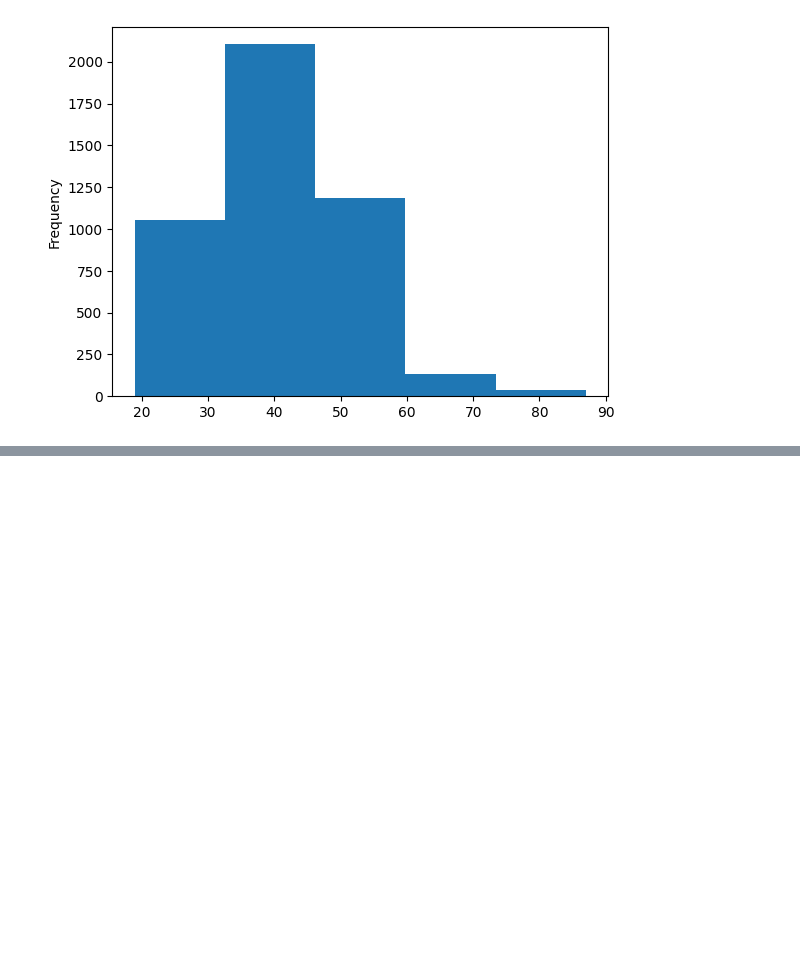
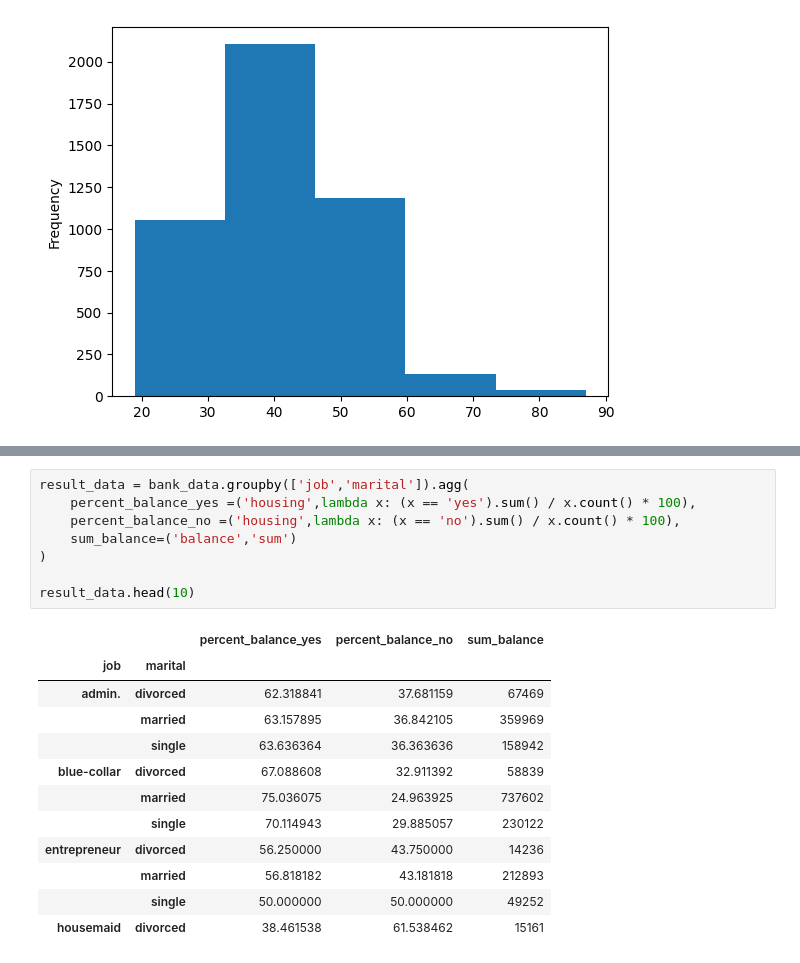
Before and after one commit to crixtiam/python-begginers, a Jupyter notebook: json-database/analisis_datos_pd.ipynb, the cells around one changed output, grey strips where cells are left out. Drawn from its saved outputs; the diff is of its cells as text; blank space fills up the shorter version.

```diff
--- a/json-database/analisis_datos_pd.ipynb
+++ b/json-database/analisis_datos_pd.ipynb
@@ -522,0 +653,21 @@ bank_data['age'].plot(kind='hist', bins=5)
+# %%
+result_data = bank_data.groupby(['job','marital']).agg(
+    percent_balance_yes =('housing',lambda x: (x == 'yes').sum() / x.count() * 100),
+    percent_balance_no =('housing',lambda x: (x == 'no').sum() / x.count() * 100),
+    sum_balance=('balance','sum')
+)
+
+result_data.head(10)
+# %% [output]
+|  |  | percent_balance_yes | percent_balance_no | sum_balance |
+| job | marital |  |  |  |
+| admin. | divorced | 62.318841 | 37.681159 | 67469 |
+|  | married | 63.157895 | 36.842105 | 359969 |
+|  | single | 63.636364 | 36.363636 | 158942 |
+| blue-collar | divorced | 67.088608 | 32.911392 | 58839 |
+|  | married | 75.036075 | 24.963925 | 737602 |
+|  | single | 70.114943 | 29.885057 | 230122 |
+| entrepreneur | divorced | 56.250000 | 43.750000 | 14236 |
+|  | married | 56.818182 | 43.181818 | 212893 |
+|  | single | 50.000000 | 50.000000 | 49252 |
+| housemaid | divorced | 38.461538 | 61.538462 | 15161 |
```
Also changed, not shown: parts of 21 cells of this notebook, 1 other file.
